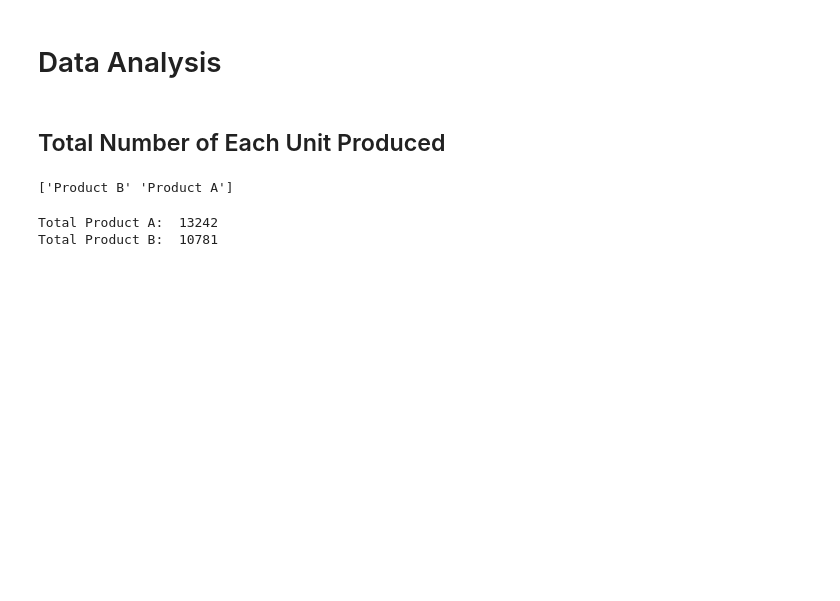
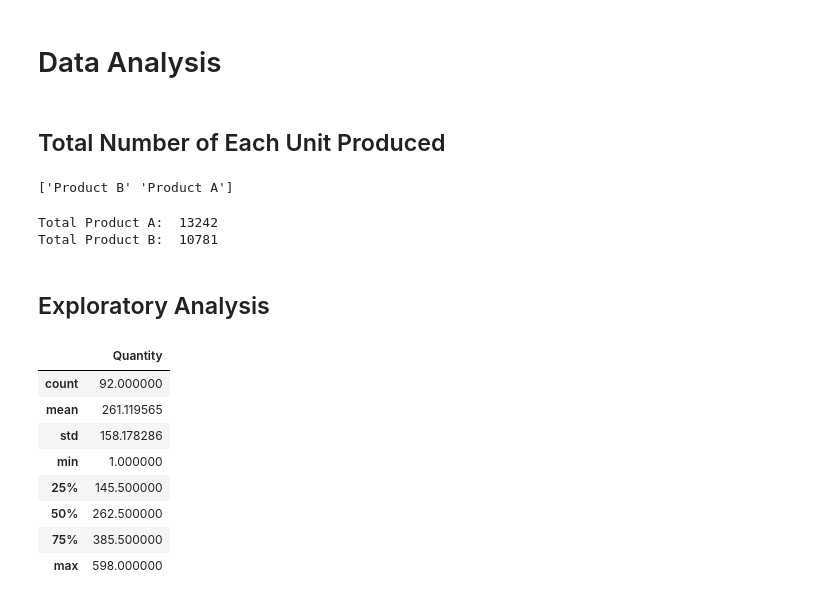
Before and after one commit to elenajusto/production-data-assessment, a Jupyter notebook: main.ipynb, the cells around one changed output. Cells and saved outputs as stored; diff of their text form; code cells hidden in the pictures; blank space fills up the shorter version.

```diff
--- a/main.ipynb
+++ b/main.ipynb
@@ -170,3 +170,19 @@ print("Total Product B: ", totalProductB)
 # %% [output]
 Total Product A:  13242
 Total Product B:  10781
+# %% [markdown]
+<h2>Exploratory Analysis</h2>
+# %%
+# Lets have a look at the summary statistics of our dataset
+
+df_combined.describe()
+# %% [output]
+|  | Quantity |
+| count | 92.000000 |
+| mean | 261.119565 |
+| std | 158.178286 |
+| min | 1.000000 |
+| 25% | 145.500000 |
+| 50% | 262.500000 |
+| 75% | 385.500000 |
+| max | 598.000000 |
```
Also changed, not shown: parts of 5 cells of this notebook.
